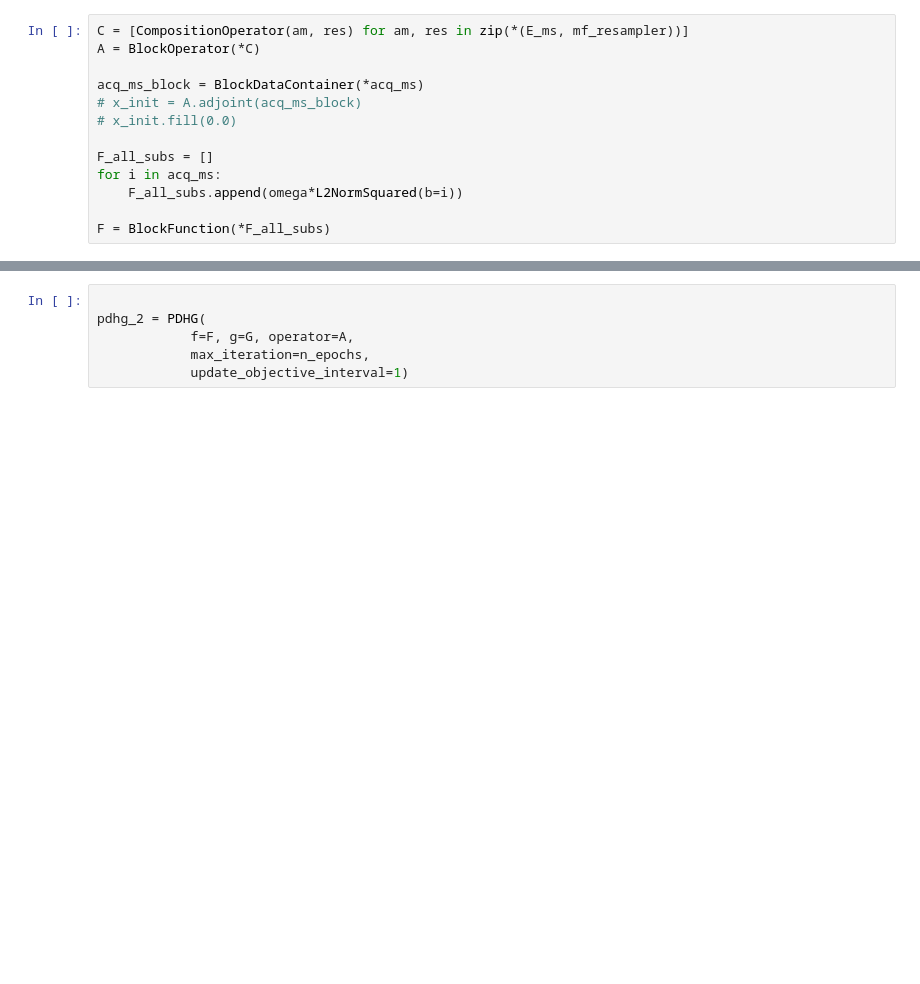
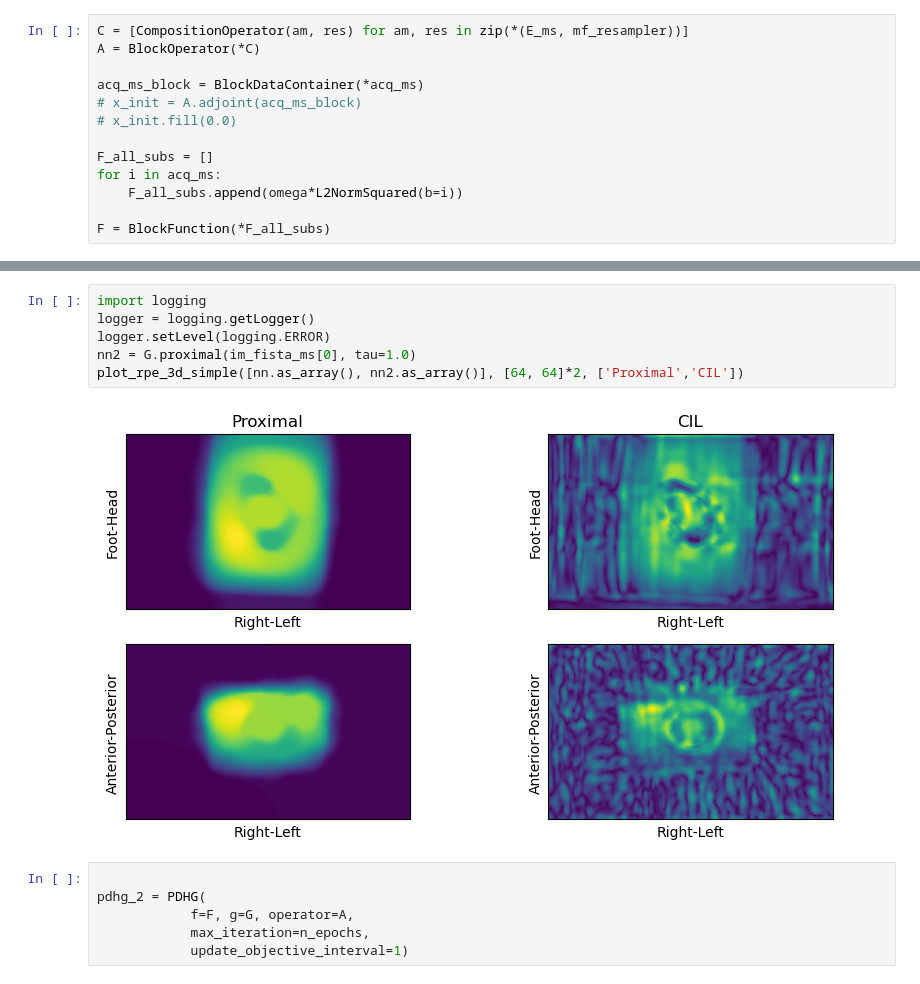
Before and after one commit to paskino/SIRF-Contribs, a Jupyter notebook: src/notebooks/implicit_TV_simulated_motion.ipynb, the cells around one changed output, grey strips where cells are left out. Cells and saved outputs as stored; diff of their text form; blank space fills up the shorter version.

```diff
--- a/src/notebooks/implicit_TV_simulated_motion.ipynb
+++ b/src/notebooks/implicit_TV_simulated_motion.ipynb
@@ -373,3 +404,11 @@ plot_rpe_3d_simple([nn.as_array()], [64, 64], ['Proximal'])
+# %%
+import logging
+logger = logging.getLogger()
+logger.setLevel(logging.ERROR)
+nn2 = G.proximal(im_fista_ms[0], tau=1.0)
+plot_rpe_3d_simple([nn.as_array(), nn2.as_array()], [64, 64]*2, ['Proximal','CIL'])
+# %% [output]
+[figure, added]
 # %%
 
 pdhg_2 = PDHG(
```
Also changed, not shown: parts of 27 cells of this notebook, 1 other file.
